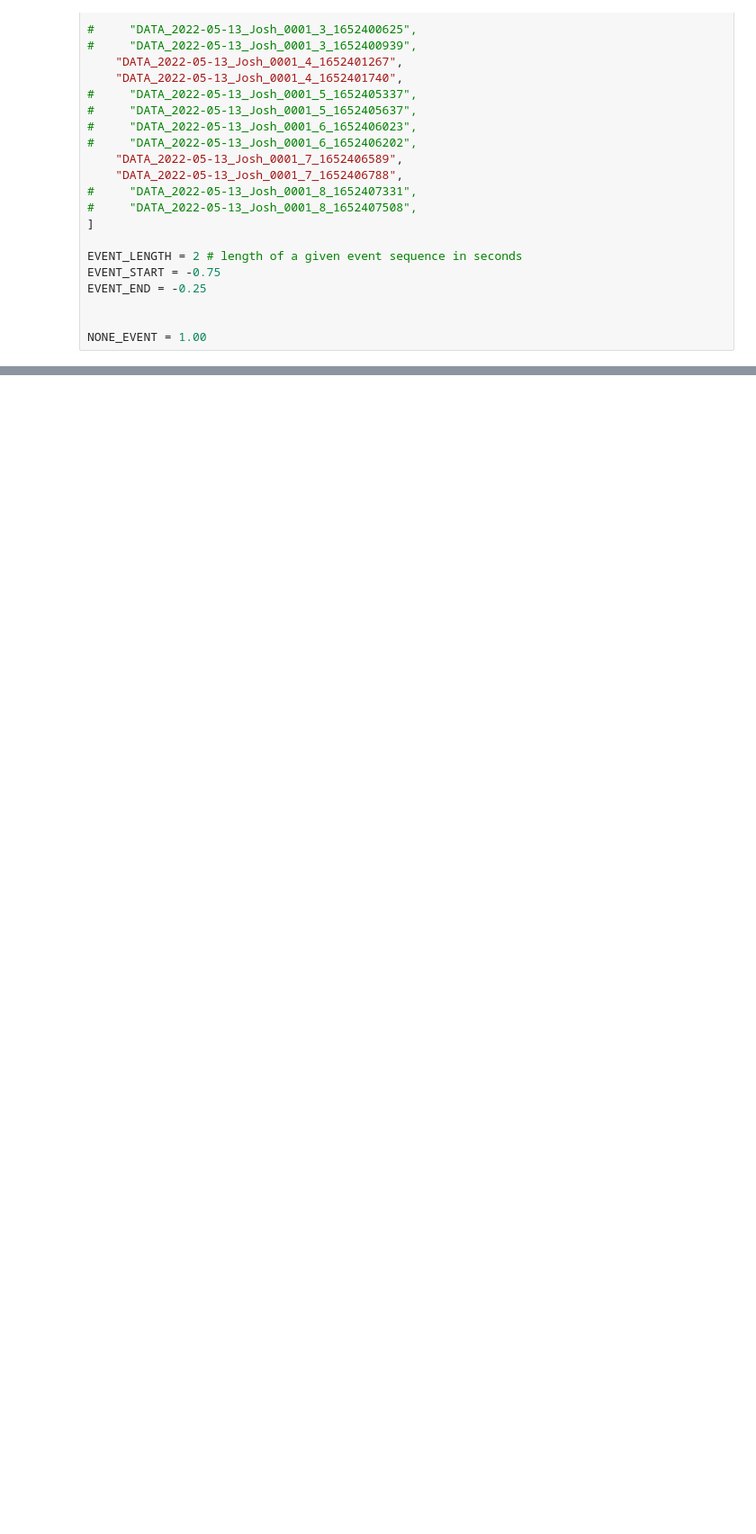
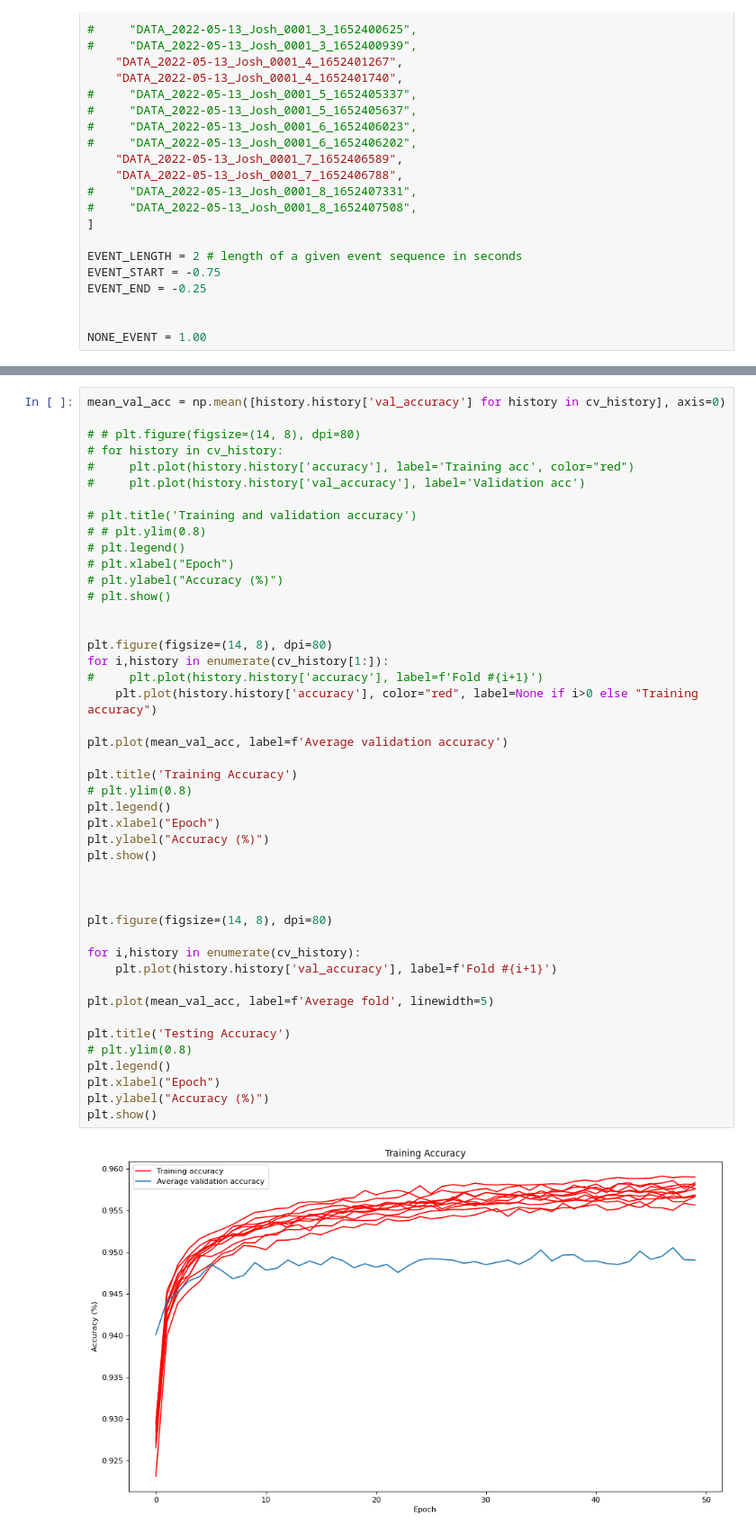
Before and after one commit to mattyhempstead/brain4, a Jupyter notebook: final/analysis/build_model.ipynb, the cells around one changed output, grey strips where cells are left out. Shown at 90% size. Drawn from its saved outputs; the diff is of its cells as text; blank space fills up the shorter version.

```diff
--- a/final/analysis/build_model.ipynb
+++ b/final/analysis/build_model.ipynb
@@ -917,0 +1212,47 @@ NONE_EVENT = 1.00
+# %%
+mean_val_acc = np.mean([history.history['val_accuracy'] for history in cv_history], axis=0)
+
+# # plt.figure(figsize=(14, 8), dpi=80)
+# for history in cv_history:
+#     plt.plot(history.history['accuracy'], label='Training acc', color="red")
+#     plt.plot(history.history['val_accuracy'], label='Validation acc')
+
+# plt.title('Training and validation accuracy')
+# # plt.ylim(0.8)
+# plt.legend()
+# plt.xlabel("Epoch")
+# plt.ylabel("Accuracy (%)")
+# plt.show()
+
+
+plt.figure(figsize=(14, 8), dpi=80)
+for i,history in enumerate(cv_history[1:]):
+#     plt.plot(history.history['accuracy'], label=f'Fold #{i+1}')
+    plt.plot(history.history['accuracy'], color="red", label=None if i>0 else "Training accuracy")
+
+plt.plot(mean_val_acc, label=f'Average validation accuracy')
+
+plt.title('Training Accuracy')
+# plt.ylim(0.8)
+plt.legend()
+plt.xlabel("Epoch")
+plt.ylabel("Accuracy (%)")
+plt.show()
+
+
+
+plt.figure(figsize=(14, 8), dpi=80)
+
+for i,history in enumerate(cv_history):
+    plt.plot(history.history['val_accuracy'], label=f'Fold #{i+1}')
+
+plt.plot(mean_val_acc, label=f'Average fold', linewidth=5)
+
+plt.title('Testing Accuracy')
+# plt.ylim(0.8)
+plt.legend()
+plt.xlabel("Epoch")
+plt.ylabel("Accuracy (%)")
+plt.show()
+# %% [output]
+[figure, added]
```
Also changed, not shown: parts of 33 cells of this notebook, 1 other file.
